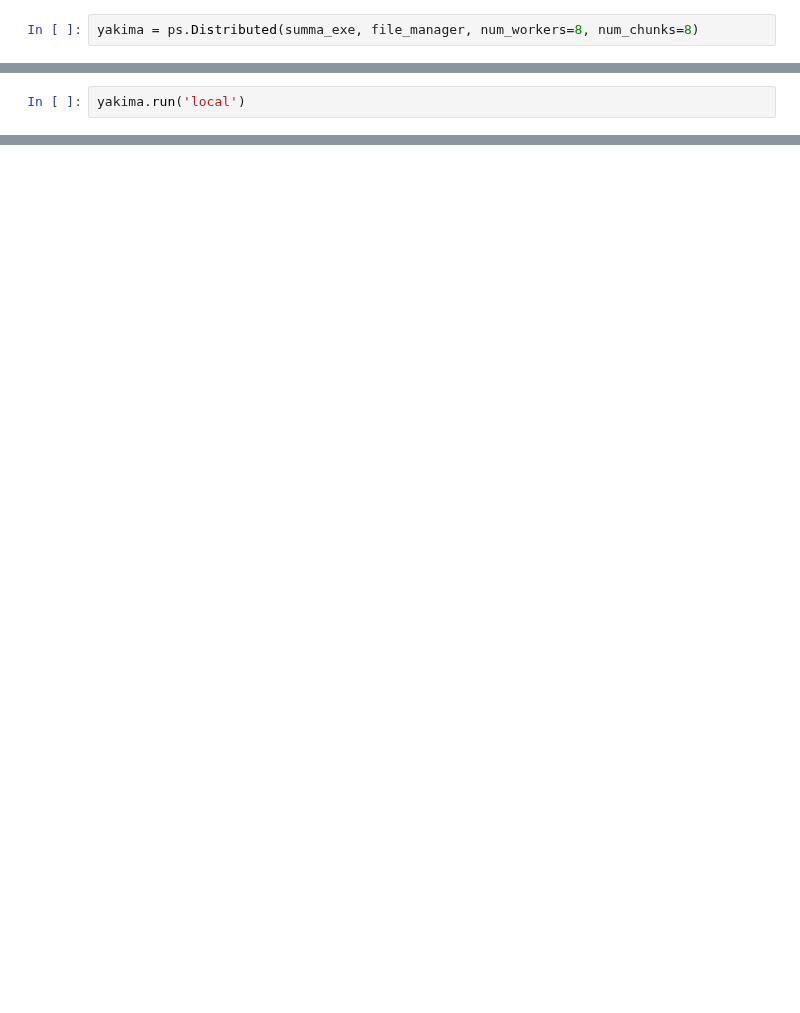
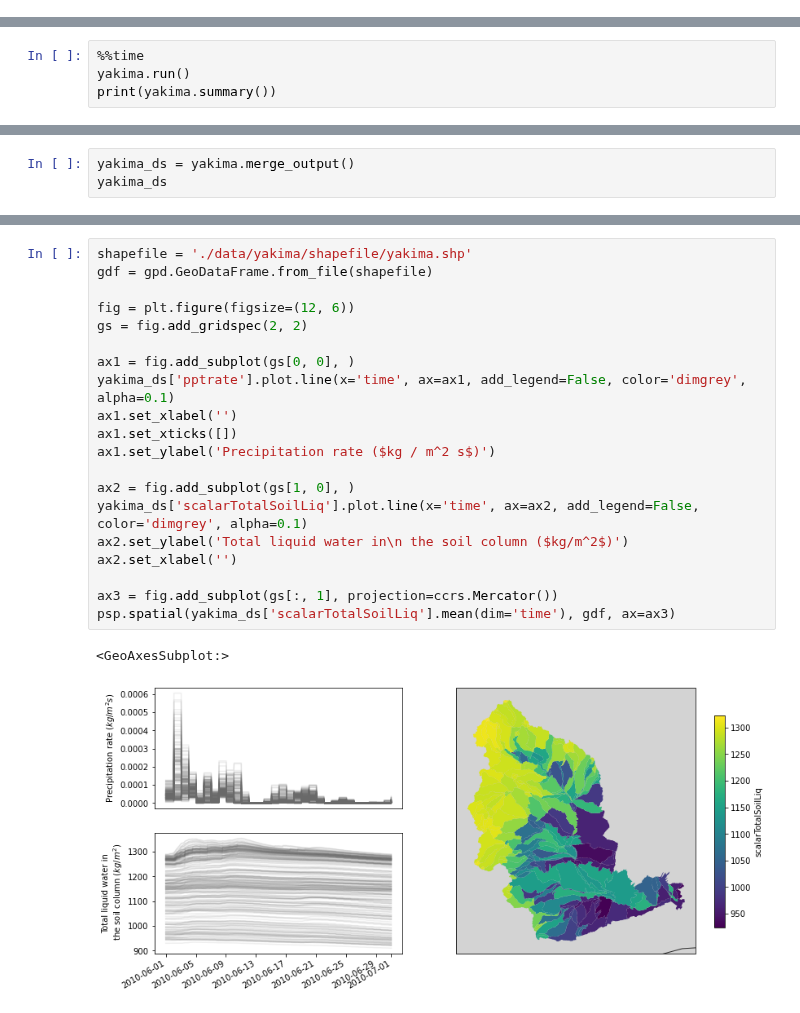
Before and after one commit to UW-Hydro/pysumma, a Jupyter notebook: tutorial/3_parallelizing_distributed_simulations.ipynb, the cells around one changed output, grey strips where cells are left out. Cells and saved outputs as stored; diff of their text form; blank space fills up the shorter version.

```diff
--- a/tutorial/3_parallelizing_distributed_simulations.ipynb
+++ b/tutorial/3_parallelizing_distributed_simulations.ipynb
@@ -17,2 +29,0 @@ gdf = gpd.GeoDataFrame.from_file(shapefile)
-# %%
-yakima = ps.Distributed(summa_exe, file_manager, num_workers=8, num_chunks=8)
@@ -23,2 +29,0 @@ Hosting the HTTP server on port 35356 instead
-# %%
-yakima.run('local')
@@ -55,0 +34,4 @@ psp.spatial(yakima_ds['scalarSurfaceTemp'].mean(dim='time'), gdf)
+# %%
+%%time
+yakima.run()
+print(yakima.summary())
@@ -55,0 +46,3 @@ psp.spatial(yakima_ds['scalarSurfaceTemp'].mean(dim='time'), gdf)
+# %%
+yakima_ds = yakima.merge_output()
+yakima_ds
@@ -55,0 +91,23 @@ psp.spatial(yakima_ds['scalarSurfaceTemp'].mean(dim='time'), gdf)
+# %%
+shapefile = './data/yakima/shapefile/yakima.shp'
+gdf = gpd.GeoDataFrame.from_file(shapefile)
+
+fig = plt.figure(figsize=(12, 6))
+gs = fig.add_gridspec(2, 2)
+
+ax1 = fig.add_subplot(gs[0, 0], )
+yakima_ds['pptrate'].plot.line(x='time', ax=ax1, add_legend=False, color='dimgrey', alpha=0.1)
+ax1.set_xlabel('')
+ax1.set_xticks([])
+ax1.set_ylabel('Precipitation rate ($kg / m^2 s$)')
+
+ax2 = fig.add_subplot(gs[1, 0], )
+yakima_ds['scalarTotalSoilLiq'].plot.line(x='time', ax=ax2, add_legend=False, color='dimgrey', alpha=0.1)
+ax2.set_ylabel('Total liquid water in\n the soil column ($kg/m^2$)')
+ax2.set_xlabel('')
+
+ax3 = fig.add_subplot(gs[:, 1], projection=ccrs.Mercator())
+psp.spatial(yakima_ds['scalarTotalSoilLiq'].mean(dim='time'), gdf, ax=ax3)
+# %% [output]
+<GeoAxesSubplot:>
+[figure, added]
```
Also changed, not shown: parts of 20 cells of this notebook, 3 other files.
